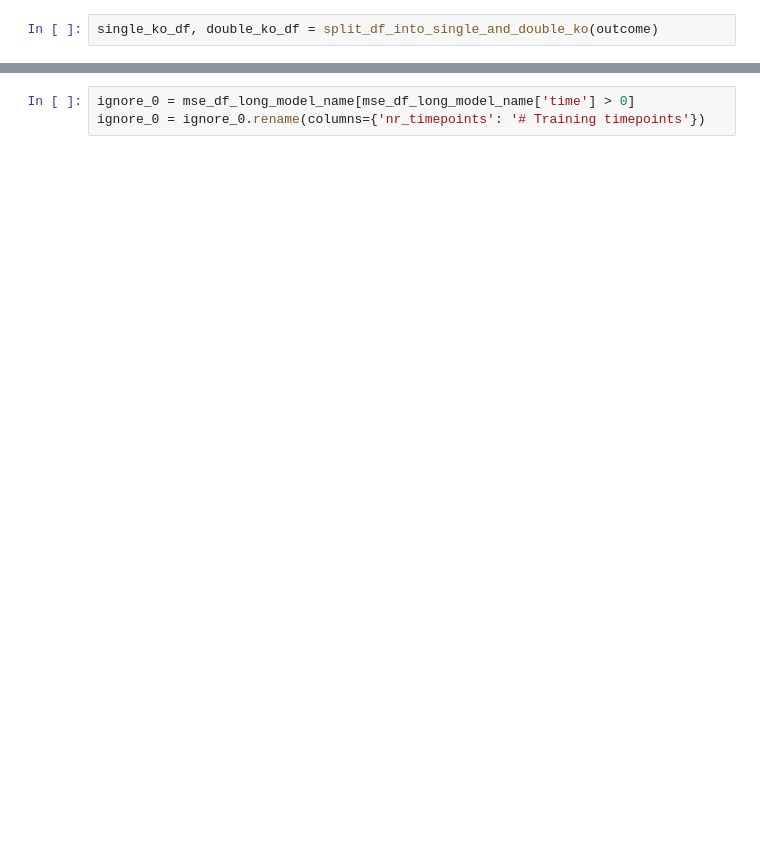
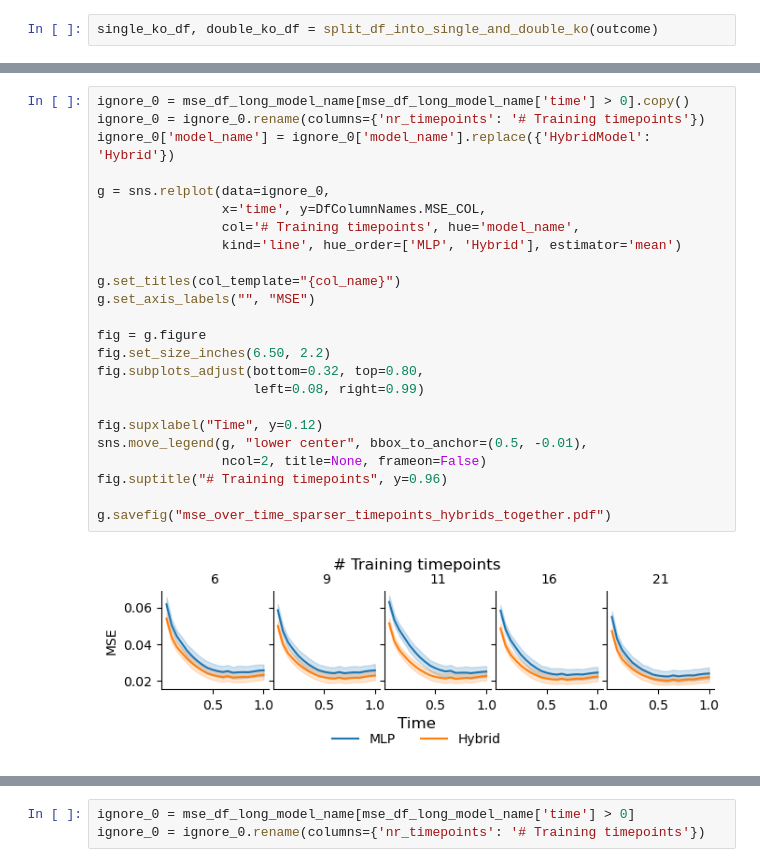
Before and after one commit to CropXR/HALCYON, a Jupyter notebook: notebooks/06_plotting_for_sparsity_time_points.ipynb, the cells around one changed output, grey strips where cells are left out. Cells and saved outputs as stored; diff of their text form; blank space fills up the shorter version.

```diff
--- a/notebooks/06_plotting_for_sparsity_time_points.ipynb
+++ b/notebooks/06_plotting_for_sparsity_time_points.ipynb
@@ -391,4 +382,30 @@ nr_timepoints
 Name: count, dtype: int64
+# %%
+ignore_0 = mse_df_long_model_name[mse_df_long_model_name['time'] > 0].copy()
+ignore_0 = ignore_0.rename(columns={'nr_timepoints': '# Training timepoints'})
+ignore_0['model_name'] = ignore_0['model_name'].replace({'HybridModel': 'Hybrid'})
+
+g = sns.relplot(data=ignore_0,
+                x='time', y=DfColumnNames.MSE_COL,
+                col='# Training timepoints', hue='model_name',
+                kind='line', hue_order=['MLP', 'Hybrid'], estimator='mean')
+
+g.set_titles(col_template="{col_name}")
+g.set_axis_labels("", "MSE")
+
+fig = g.figure
+fig.set_size_inches(6.50, 2.2)
+fig.subplots_adjust(bottom=0.32, top=0.80,
+                    left=0.08, right=0.99)
+
+fig.supxlabel("Time", y=0.12)
+sns.move_legend(g, "lower center", bbox_to_anchor=(0.5, -0.01),
+                ncol=2, title=None, frameon=False)
+fig.suptitle("# Training timepoints", y=0.96)
+
+g.savefig("mse_over_time_sparser_timepoints_hybrids_together.pdf")
+# %% [output]
+[figure, added]
 # %%
 ignore_0 = mse_df_long_model_name[mse_df_long_model_name['time'] > 0]
 ignore_0 = ignore_0.rename(columns={'nr_timepoints': '# Training timepoints'})
```
Also changed, not shown: parts of 24 cells of this notebook.
